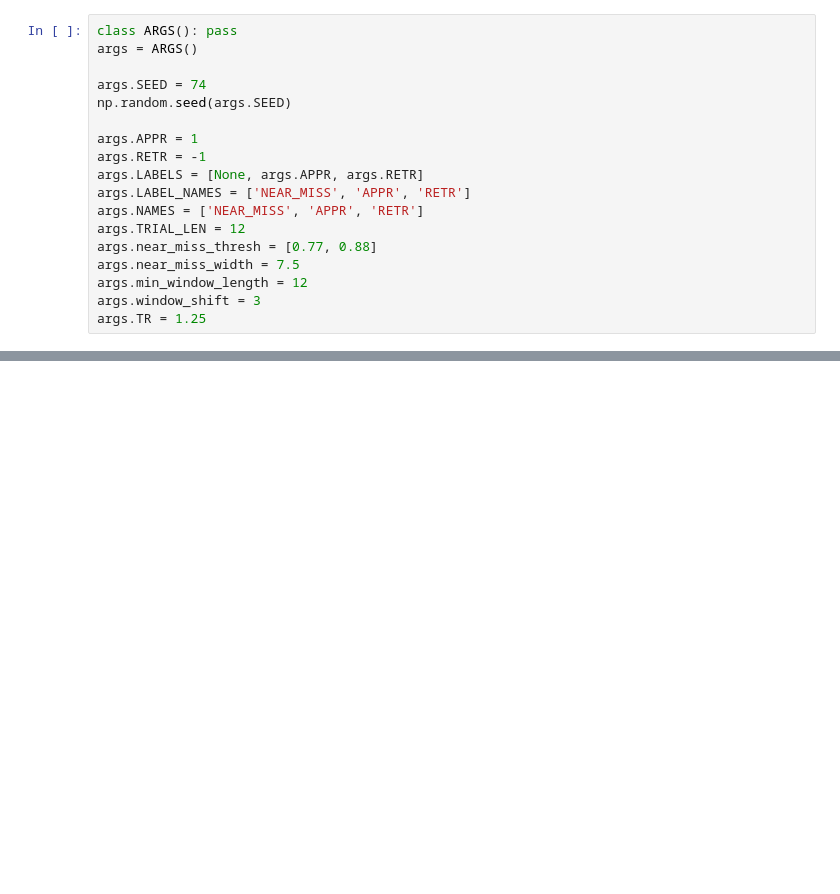
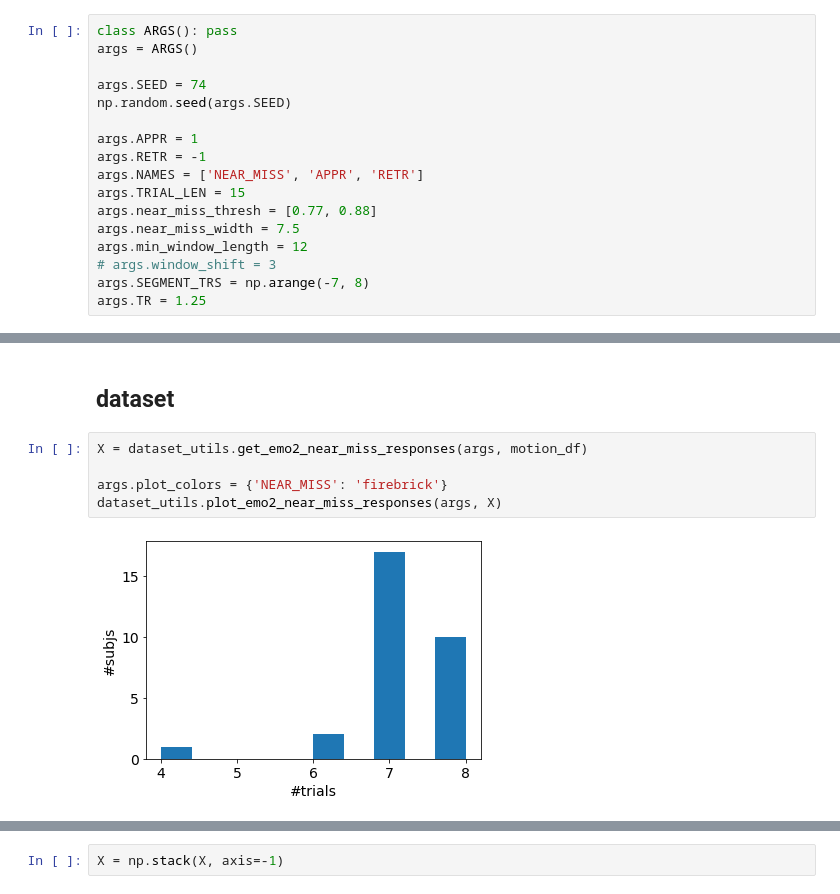
Before and after one commit to govinda-umd/network_dynamics, a Jupyter notebook: _sources/nb/oct22/00-data-emo2_rois-mashid_desc-near_miss_analysis.ipynb, the cells around one changed output, grey strips where cells are left out. Saved outputs shown, nothing was run; the diff lists cells and outputs as text; blank space fills up the shorter version.

```diff
--- a/_sources/nb/oct22/00-data-emo2_rois-mashid_desc-near_miss_analysis.ipynb
+++ b/_sources/nb/oct22/00-data-emo2_rois-mashid_desc-near_miss_analysis.ipynb
@@ -44,14 +48,13 @@ np.random.seed(args.SEED)
 
 args.APPR = 1
 args.RETR = -1
-args.LABELS = [None, args.APPR, args.RETR]
-args.LABEL_NAMES = ['NEAR_MISS', 'APPR', 'RETR']
 args.NAMES = ['NEAR_MISS', 'APPR', 'RETR']
-args.TRIAL_LEN = 12
+args.TRIAL_LEN = 15
 args.near_miss_thresh = [0.77, 0.88]
 args.near_miss_width = 7.5
 args.min_window_length = 12
-args.window_shift = 3
+# args.window_shift = 3
+args.SEGMENT_TRS = np.arange(-7, 8)
 args.TR = 1.25
 # %%
 args.proj_dir = proj_dir
@@ -272,0 +88,9 @@ plot_segment_lengths(args, segment_lens)
+# %% [markdown]
+## dataset
+# %%
+X = dataset_utils.get_emo2_near_miss_responses(args, motion_df)
+
+args.plot_colors = {'NEAR_MISS': 'firebrick'}
+dataset_utils.plot_emo2_near_miss_responses(args, X)
+# %% [output]
+[figure, added]
@@ -272,0 +98,2 @@ plot_segment_lengths(args, segment_lens)
+# %%
+X = np.stack(X, axis=-1)
```
Also changed, not shown: parts of 28 cells of this notebook, 21 other files.
